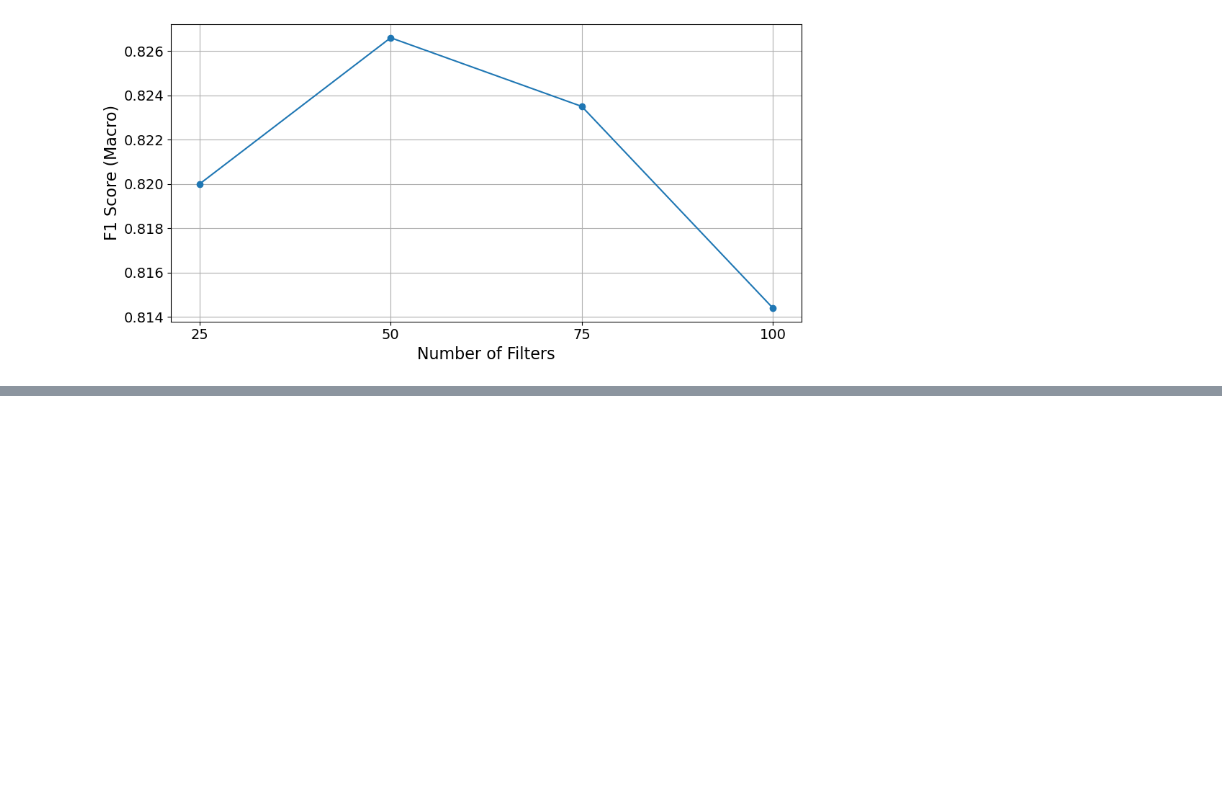
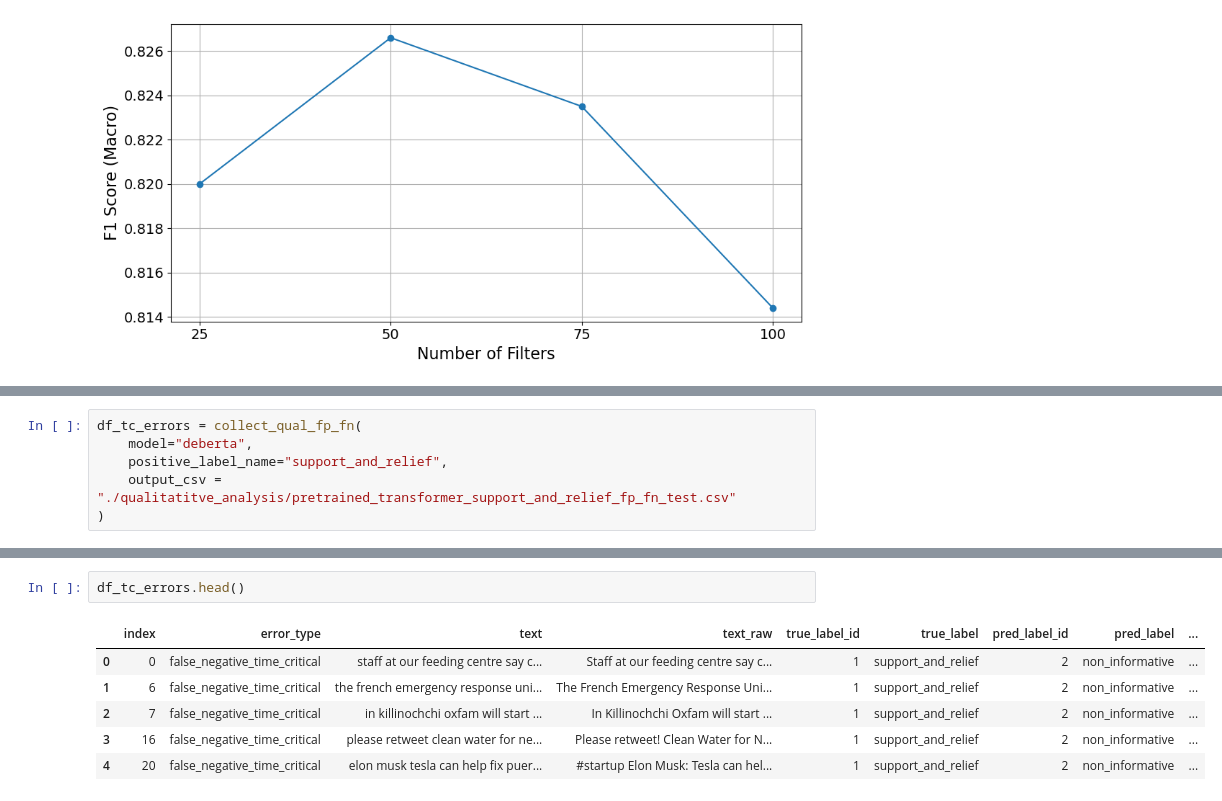
Before and after one commit to bugoverdose/dl-twitter-crisis, a Jupyter notebook: crisis_bench_jinwoo.ipynb, the cells around one changed output, grey strips where cells are left out. Drawn from its saved outputs; the diff is of its cells as text; blank space fills up the shorter version.

```diff
--- a/crisis_bench_jinwoo.ipynb
+++ b/crisis_bench_jinwoo.ipynb
@@ -3092,0 +3271,6 @@ plt.show()
+# %%
+df_tc_errors = collect_qual_fp_fn(
+    model="deberta",
+    positive_label_name="support_and_relief",
+    output_csv = "./qualitatitve_analysis/pretrained_transformer_support_and_relief_fp_fn_test.csv"
+)
@@ -3092,0 +3280,9 @@ plt.show()
+# %%
+df_tc_errors.head()
+# %% [output]
+|  | index | error_type | text | text_raw | true_label_id | true_label | pred_label_id | pred_label | ... |
+| 0 | 0 | false_negative_time_critical | staff at our feeding centre say c... | Staff at our feeding centre say c... | 1 | support_and_relief | 2 | non_informative | ... |
+| 1 | 6 | false_negative_time_critical | the french emergency response uni... | The French Emergency Response Uni... | 1 | support_and_relief | 2 | non_informative | ... |
+| 2 | 7 | false_negative_time_critical | in killinochchi oxfam will start ... | In Killinochchi Oxfam will start ... | 1 | support_and_relief | 2 | non_informative | ... |
+| 3 | 16 | false_negative_time_critical | please retweet clean water for ne... | Please retweet! Clean Water for N... | 1 | support_and_relief | 2 | non_informative | ... |
+| 4 | 20 | false_negative_time_critical | elon musk tesla can help fix puer... | #startup Elon Musk: Tesla can hel... | 1 | support_and_relief | 2 | non_informative | ... |
```
Also changed, not shown: parts of 18 cells of this notebook, 3 other files.
